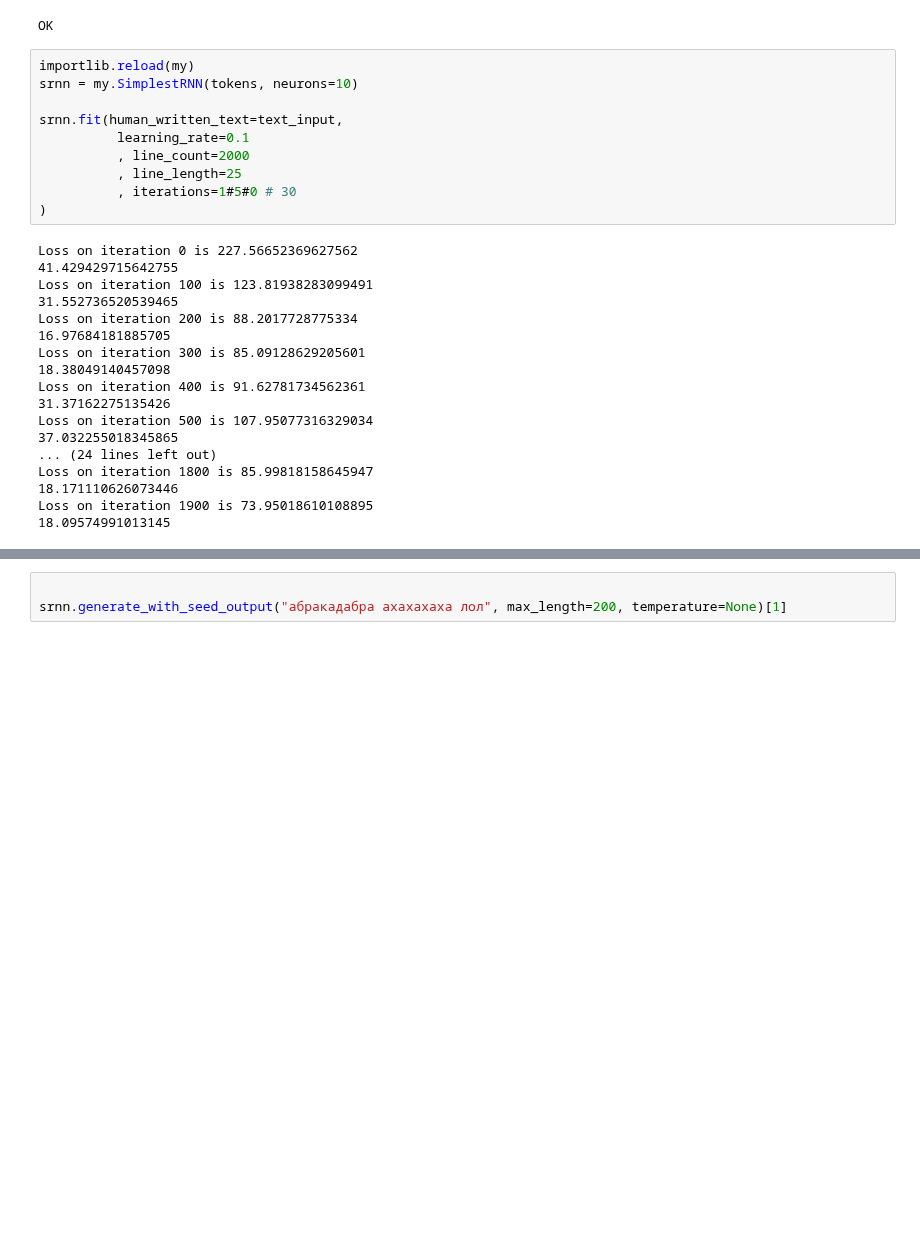
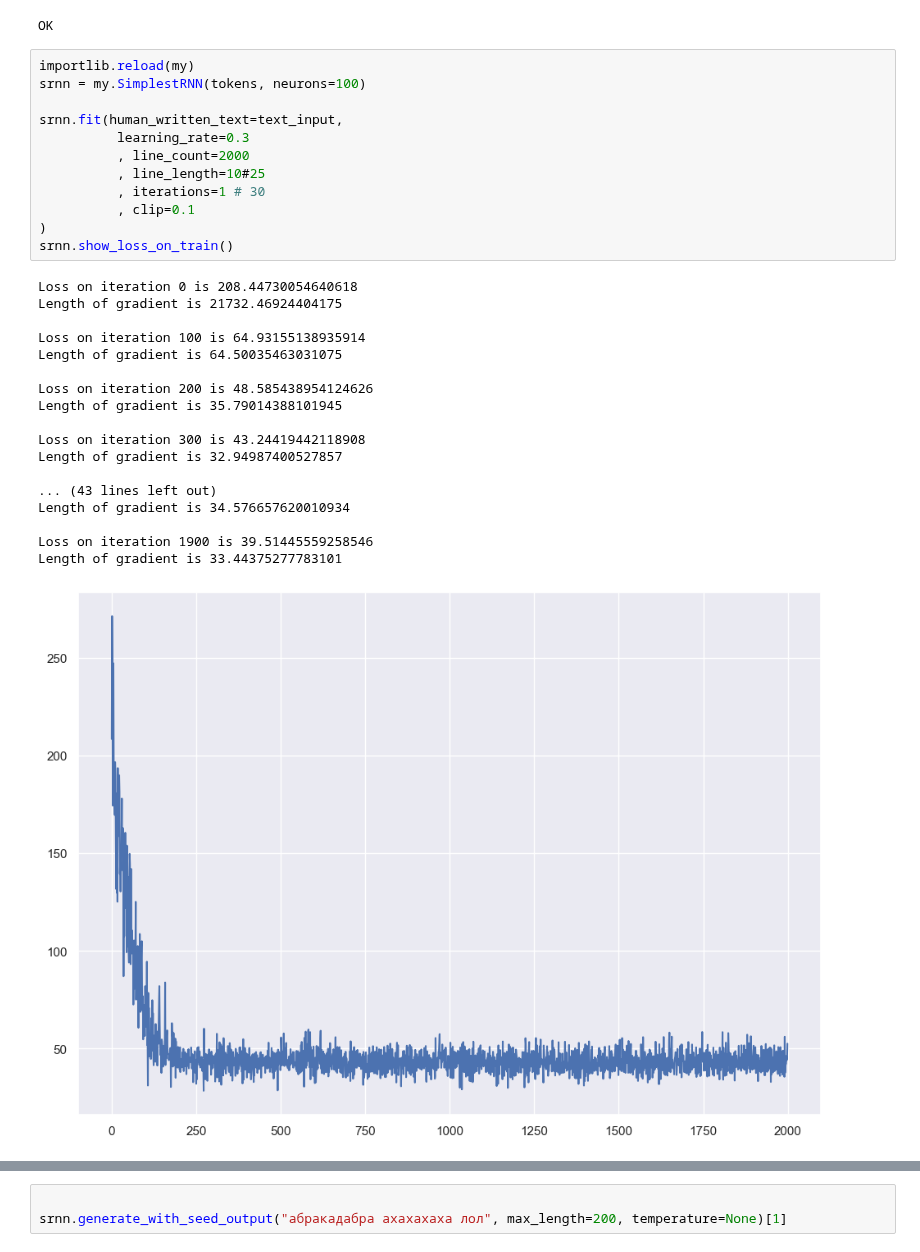
Before and after one commit to IgorZhiltsoff/ml-course, a Jupyter notebook: homeworks/hw3/assgn.ipynb, the cells around one changed output, grey strips where cells are left out. Saved outputs shown, nothing was run; the diff lists cells and outputs as text; blank space fills up the shorter version.

```diff
--- a/homeworks/hw3/assgn.ipynb
+++ b/homeworks/hw3/assgn.ipynb
@@ -130,29 +130,32 @@ print("OK")
 OK
 # %%
 importlib.reload(my)
-srnn = my.SimplestRNN(tokens, neurons=10)
+srnn = my.SimplestRNN(tokens, neurons=100)
 
 srnn.fit(human_written_text=text_input,
-          learning_rate=0.1
+          learning_rate=0.3
           , line_count=2000
-          , line_length=25
-          , iterations=1#5#0 # 30
+          , line_length=10#25
+          , iterations=1 # 30
+          , clip=0.1
 )
+srnn.show_loss_on_train()
 # %% [output]
-Loss on iteration 0 is 227.56652369627562
-41.429429715642755
-Loss on iteration 100 is 123.81938283099491
-31.552736520539465
-Loss on iteration 200 is 88.2017728775334
-16.97684181885705
-Loss on iteration 300 is 85.09128629205601
-18.38049140457098
-Loss on iteration 400 is 91.62781734562361
-31.37162275135426
-Loss on iteration 500 is 107.95077316329034
-37.032255018345865
-... (24 lines left out)
-Loss on iteration 1800 is 85.99818158645947
-18.171110626073446
-Loss on iteration 1900 is 73.95018610108895
-18.09574991013145
+Loss on iteration 0 is 208.44730054640618
+Length of gradient is 21732.46924404175
+
+Loss on iteration 100 is 64.93155138935914
+Length of gradient is 64.50035463031075
+
+Loss on iteration 200 is 48.585438954124626
+Length of gradient is 35.79014388101945
+
+Loss on iteration 300 is 43.24419442118908
+Length of gradient is 32.94987400527857
+
+... (43 lines left out)
+Length of gradient is 34.576657620010934
+
+Loss on iteration 1900 is 39.51445559258546
+Length of gradient is 33.44375277783101
+[figure, added]
```
Also changed, not shown: parts of 12 cells of this notebook, 15 other files.
